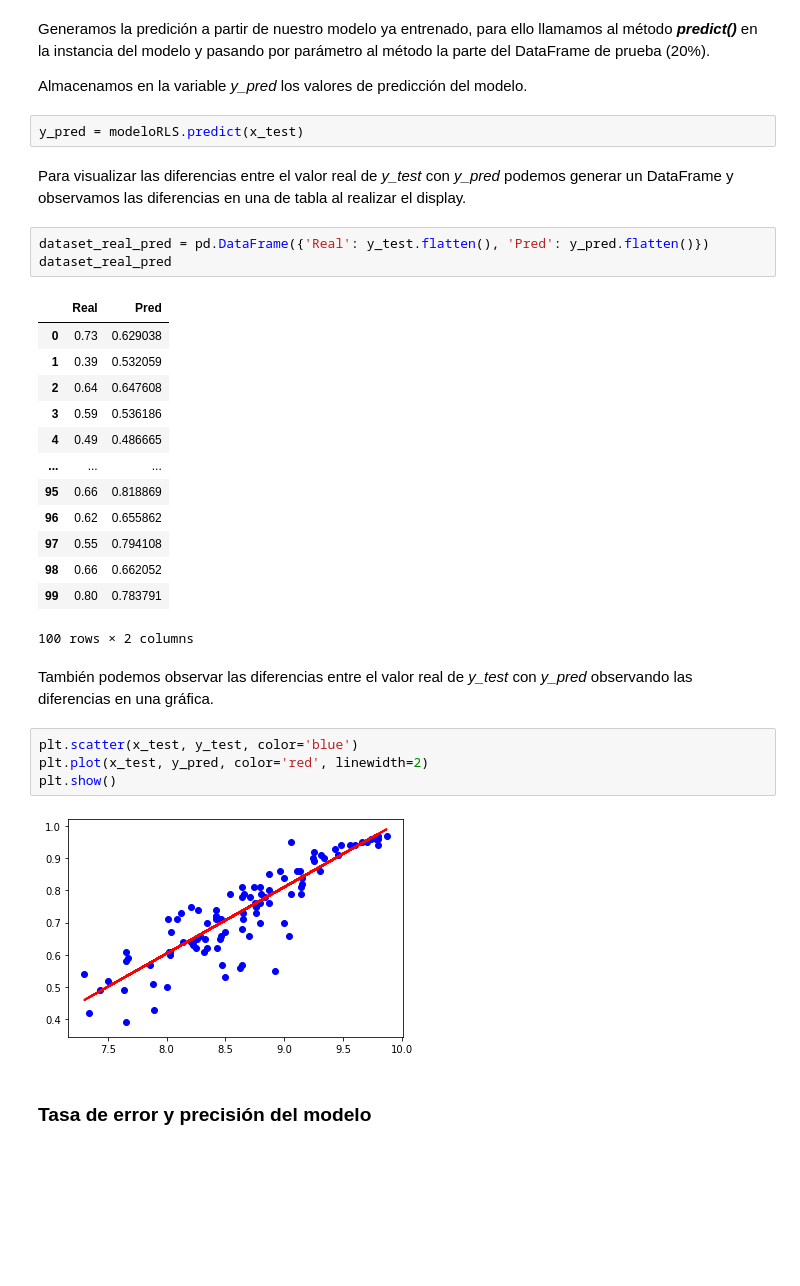
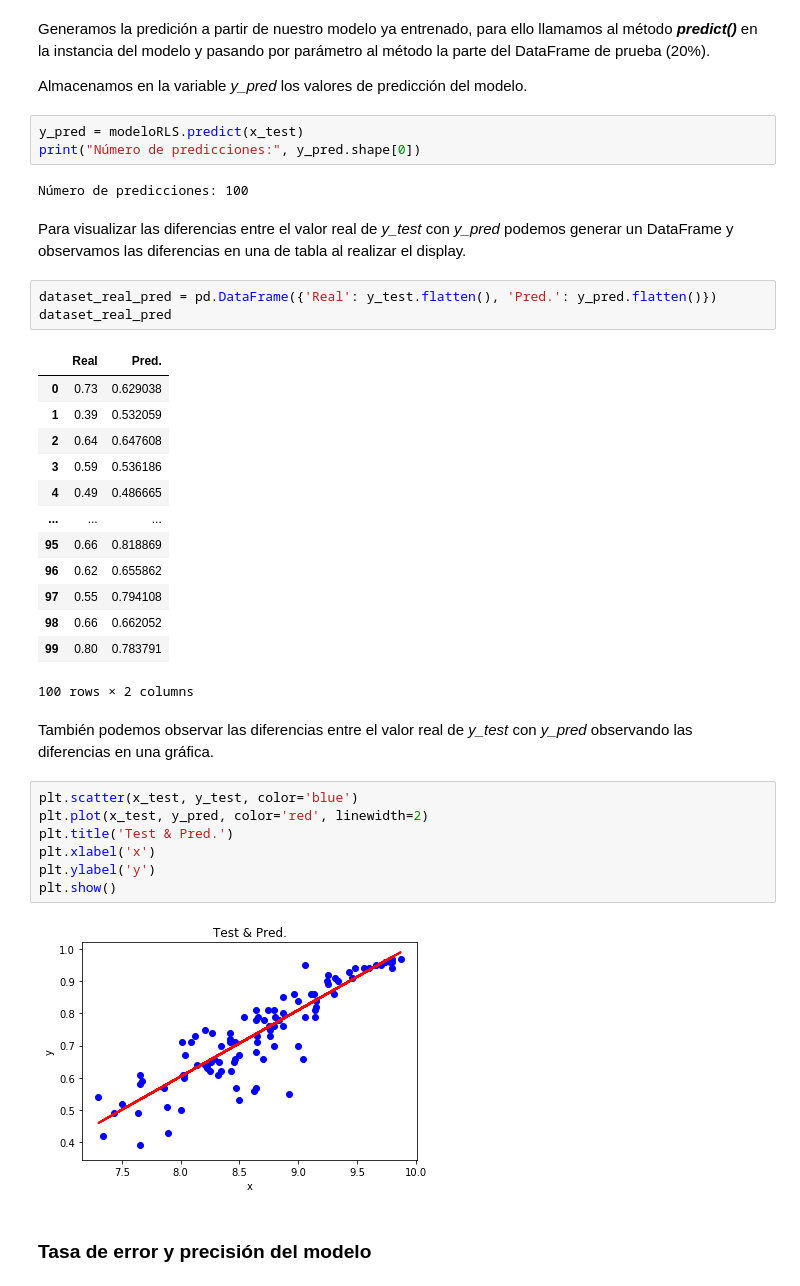
Before and after one commit to m1gu3lfj/Python-Machine-Learning, a Jupyter notebook: 2_Linear Regression/AdmisionUniversidad.ipynb, the cells around one changed output. Cells and saved outputs as stored; diff of their text form; blank space fills up the shorter version.

```diff
--- a/2_Linear Regression/AdmisionUniversidad.ipynb
+++ b/2_Linear Regression/AdmisionUniversidad.ipynb
@@ -178,13 +186,16 @@ Generamos la predición a partir de nuestro modelo ya entrenado, para ello llama
 Almacenamos en la variable *y_pred* los valores de predicción del modelo.
 # %%
 y_pred = modeloRLS.predict(x_test)
+print("Número de predicciones:", y_pred.shape[0])
+# %% [output]
+Número de predicciones: 100
 # %% [markdown]
 Para visualizar las diferencias entre el valor real de *y_test* con *y_pred* podemos generar un DataFrame y observamos las diferencias en una de tabla al realizar el display.
 # %%
-dataset_real_pred = pd.DataFrame({'Real': y_test.flatten(), 'Pred': y_pred.flatten()})
+dataset_real_pred = pd.DataFrame({'Real': y_test.flatten(), 'Pred.': y_pred.flatten()})
 dataset_real_pred
 # %% [output]
-|  | Real | Pred |
+|  | Real | Pred. |
 | 0 | 0.73 | 0.629038 |
 | 1 | 0.39 | 0.532059 |
 | 2 | 0.64 | 0.647608 |
@@ -202,9 +213,12 @@ También podemos observar las diferencias entre el valor real de *y_test* con *y
 # %%
 plt.scatter(x_test, y_test, color='blue')
 plt.plot(x_test, y_pred, color='red', linewidth=2)
+plt.title('Test & Pred.')
+plt.xlabel('x')
+plt.ylabel('y')
 plt.show()
 # %% [output]
-[figure, old version]
+[figure, new version]
 # %% [markdown]
 ### Tasa de error y precisión del modelo
 # %% [markdown]
```
Also changed, not shown: parts of 11 cells of this notebook.
